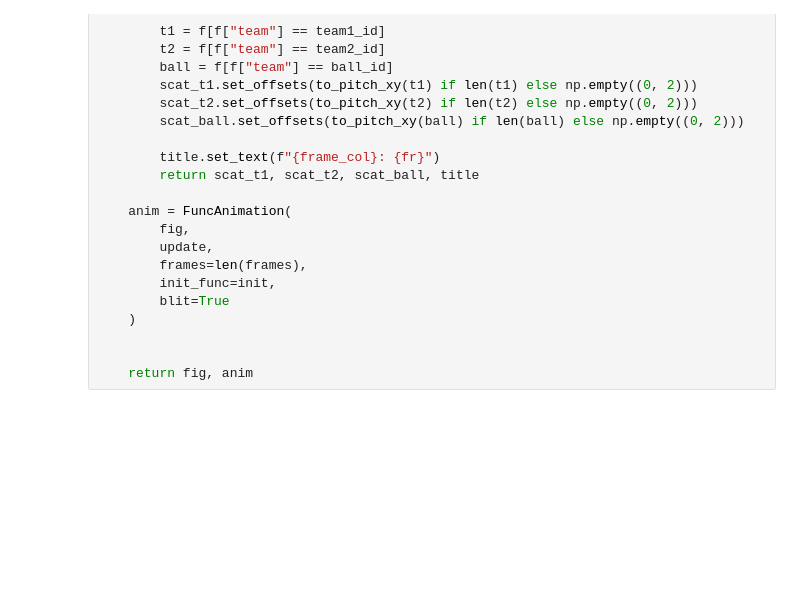
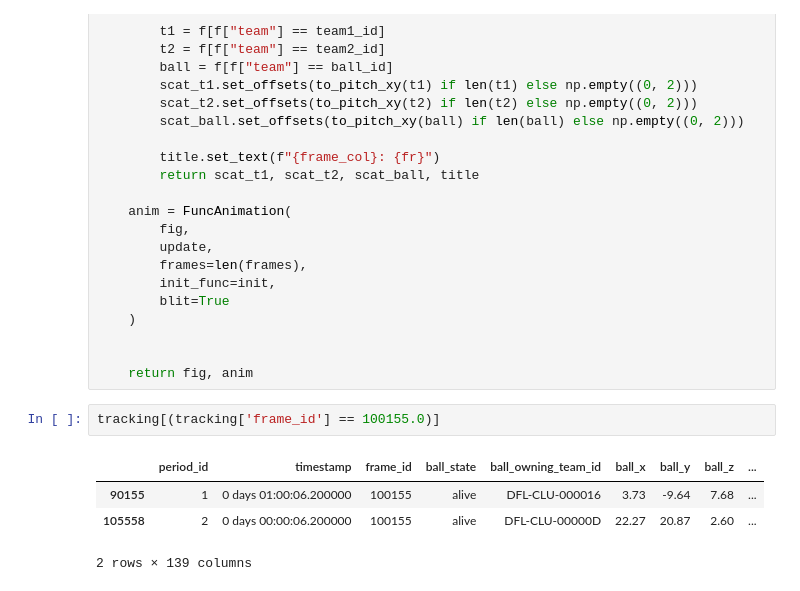
Before and after one commit to saberpowers/soccer-decision-making-r, a Jupyter notebook: scripts/sandbox/kloppy_test.ipynb, the cells around one changed output. Saved outputs shown, nothing was run; the diff lists cells and outputs as text; blank space fills up the shorter version.

```diff
--- a/scripts/sandbox/kloppy_test.ipynb
+++ b/scripts/sandbox/kloppy_test.ipynb
@@ -287,4 +312,11 @@ def animate_event(
 
 
     return fig, anim
+# %%
+tracking[(tracking['frame_id'] == 100155.0)]
+# %% [output]
+|  | period_id | timestamp | frame_id | ball_state | ball_owning_team_id | ball_x | ball_y | ball_z | ... |
+| 90155 | 1 | 0 days 01:00:06.200000 | 100155 | alive | DFL-CLU-000016 | 3.73 | -9.64 | 7.68 | ... |
+| 105558 | 2 | 0 days 00:00:06.200000 | 100155 | alive | DFL-CLU-00000D | 22.27 | 20.87 | 2.60 | ... |
+2 rows × 139 columns
 # %%
```
Also changed, not shown: parts of 7 cells of this notebook, 3 other files.
